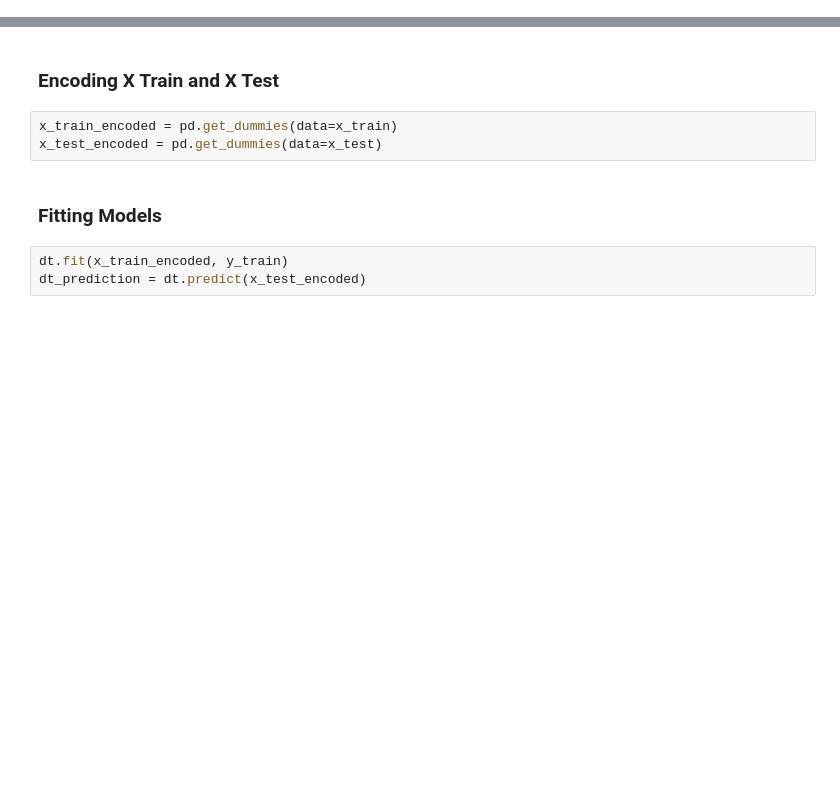
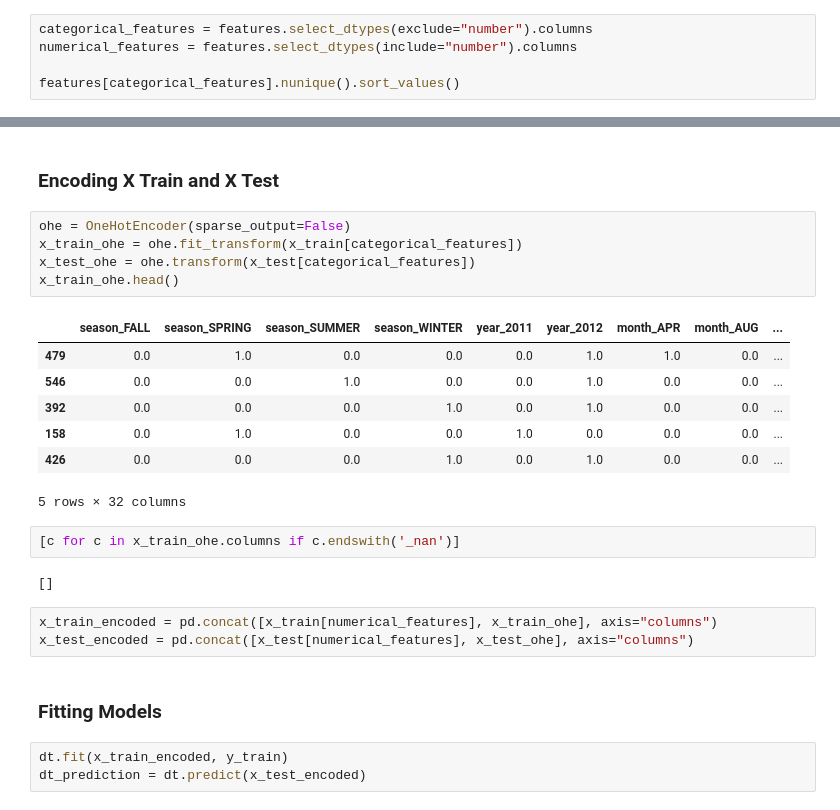
Before and after one commit to turko-dev/DataScienceEntryLevel, a Jupyter notebook: bike_rides.ipynb, the cells around one changed output, grey strips where cells are left out. Saved outputs shown, nothing was run; the diff lists cells and outputs as text; blank space fills up the shorter version.

Commit message:
changing pd.get_dummies() in bike_rides to OneHotEncoder

```diff
--- a/bike_rides.ipynb
+++ b/bike_rides.ipynb
@@ -177,0 +183,5 @@ knn = KNeighborsRegressor(n_neighbors=9, leaf_size=35)
+# %%
+categorical_features = features.select_dtypes(exclude="number").columns
+numerical_features = features.select_dtypes(include="number").columns
+
+features[categorical_features].nunique().sort_values()
@@ -178,8 +198,25 @@ knn = KNeighborsRegressor(n_neighbors=9, leaf_size=35)
 # %% [markdown]
 ### Encoding X Train and X Test
+# %%
+ohe = OneHotEncoder(sparse_output=False)
+x_train_ohe = ohe.fit_transform(x_train[categorical_features])
+x_test_ohe = ohe.transform(x_test[categorical_features])
+x_train_ohe.head()
+# %% [output]
+|  | season_FALL | season_SPRING | season_SUMMER | season_WINTER | year_2011 | year_2012 | month_APR | month_AUG | ... |
+| 479 | 0.0 | 1.0 | 0.0 | 0.0 | 0.0 | 1.0 | 1.0 | 0.0 | ... |
+| 546 | 0.0 | 0.0 | 1.0 | 0.0 | 0.0 | 1.0 | 0.0 | 0.0 | ... |
+| 392 | 0.0 | 0.0 | 0.0 | 1.0 | 0.0 | 1.0 | 0.0 | 0.0 | ... |
+| 158 | 0.0 | 1.0 | 0.0 | 0.0 | 1.0 | 0.0 | 0.0 | 0.0 | ... |
+| 426 | 0.0 | 0.0 | 0.0 | 1.0 | 0.0 | 1.0 | 0.0 | 0.0 | ... |
+5 rows × 32 columns
+# %%
+[c for c in x_train_ohe.columns if c.endswith('_nan')]
+# %% [output]
+[]
 # %%
-x_train_encoded = pd.get_dummies(data=x_train)
-x_test_encoded = pd.get_dummies(data=x_test)
+x_train_encoded = pd.concat([x_train[numerical_features], x_train_ohe], axis="columns")
+x_test_encoded = pd.concat([x_test[numerical_features], x_test_ohe], axis="columns")
 # %% [markdown]
 ### Fitting Models
 # %%
```
Also changed, not shown: parts of 5 cells of this notebook.
